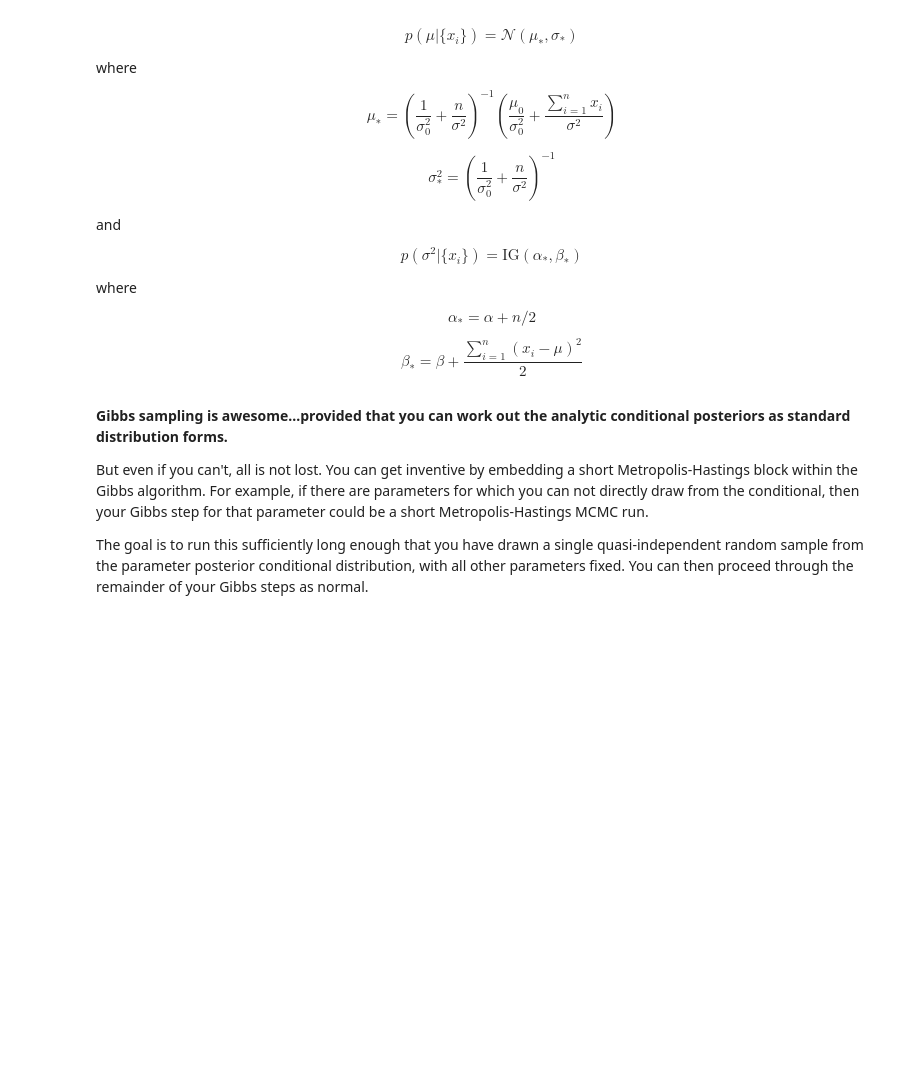
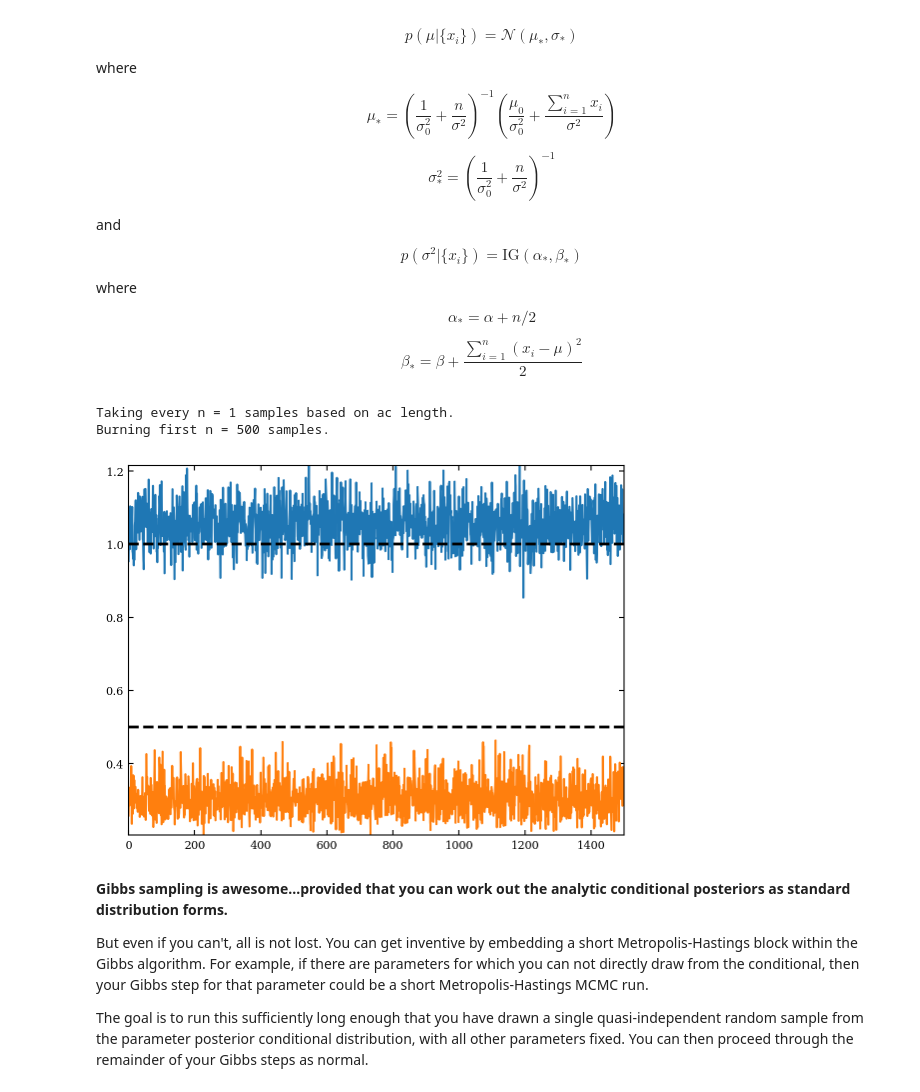
Before and after one commit to agupta-umiss/phys629-fall-2023, a Jupyter notebook: student_folders/CodyMcCammon/lecture_22_CodyMcCammon.ipynb, the cells around one changed output. Saved outputs shown, nothing was run; the diff lists cells and outputs as text; code cells hidden in the pictures; blank space fills up the shorter version.

Commit message:
Updated lecture 22. Managed to fix errors and use pm.autocorr instead of acor.

```diff
--- a/student_folders/CodyMcCammon/lecture_22_CodyMcCammon.ipynb
+++ b/student_folders/CodyMcCammon/lecture_22_CodyMcCammon.ipynb
@@ -513,16 +537,20 @@ def run_gibbs():
 # %%
 samples = run_gibbs()
 # %%
-thin = int(np.round_(acor.acor(samples[:,0])[0]))
+thin = int(np.round_(pm.autocorr(samples[:,0])[0]))
 print('Taking every n = ' + str(thin) + ' samples based on ac length.')
 print('Burning first n = ' + str(500) + ' samples.')
 
 plt.plot(samples[500::thin,0]);
 plt.plot(samples[500::thin,1]);
 
 # injected values
 plt.hlines(1.0, 0.0, 1500, color='k', lw=2, ls='dashed');
 plt.hlines(0.5, 0.0, 1500, color='k', lw=2, ls='dashed');
+# %% [output]
+Taking every n = 1 samples based on ac length.
+Burning first n = 500 samples.
+[figure, added]
 # %% [markdown]
 **Gibbs sampling is awesome...provided that you can work out the analytic conditional posteriors as standard distribution forms.**
 
```
Also changed, not shown: parts of 7 cells of this notebook, 1 other file.
